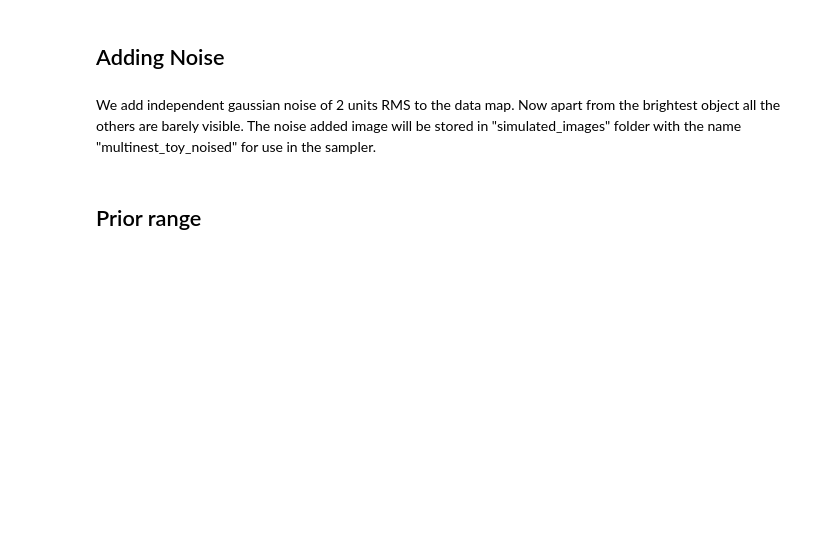
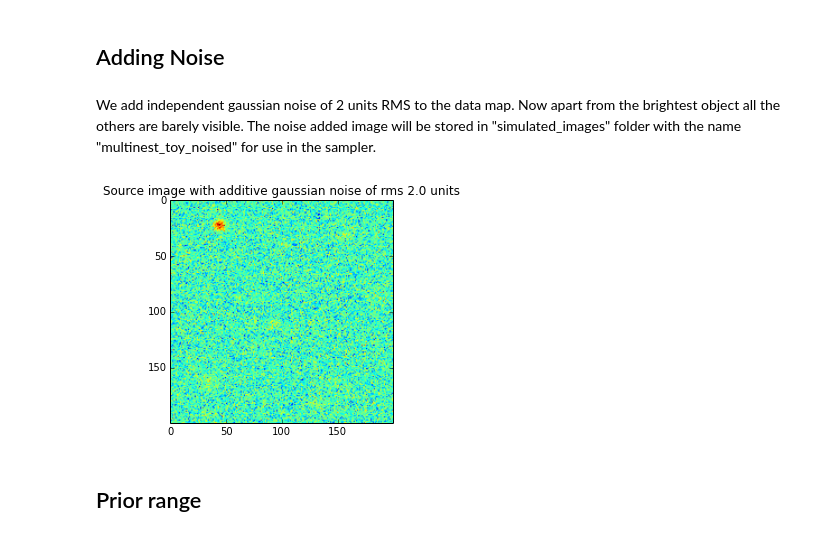
Before and after one commit to rzlee/bayes-detect, a Jupyter notebook: Bayesian_Source_Detection.ipynb, the cells around one changed output. Drawn from its saved outputs; the diff is of its cells as text; code cells hidden in the pictures; blank space fills up the shorter version.

```diff
--- a/Bayesian_Source_Detection.ipynb
+++ b/Bayesian_Source_Detection.ipynb
@@ -39,7 +40,9 @@ We add independent gaussian noise of 2 units RMS to the data map. Now apart from
 # %%
 noise = 2.0
 data_map = plot.add_gaussian_noise(mean=0,sd=noise,data=data_map)
-sources.write(data_map, "simulated_images\multinest_noised")
+plot.write(data_map, "simulated_images\multinest_toy_noised")
+# %% [output]
+[figure, added]
 # %% [markdown]
 ## Prior range
 # %% [markdown]
```
Also changed, not shown: parts of 3 cells of this notebook, 4 other files.
